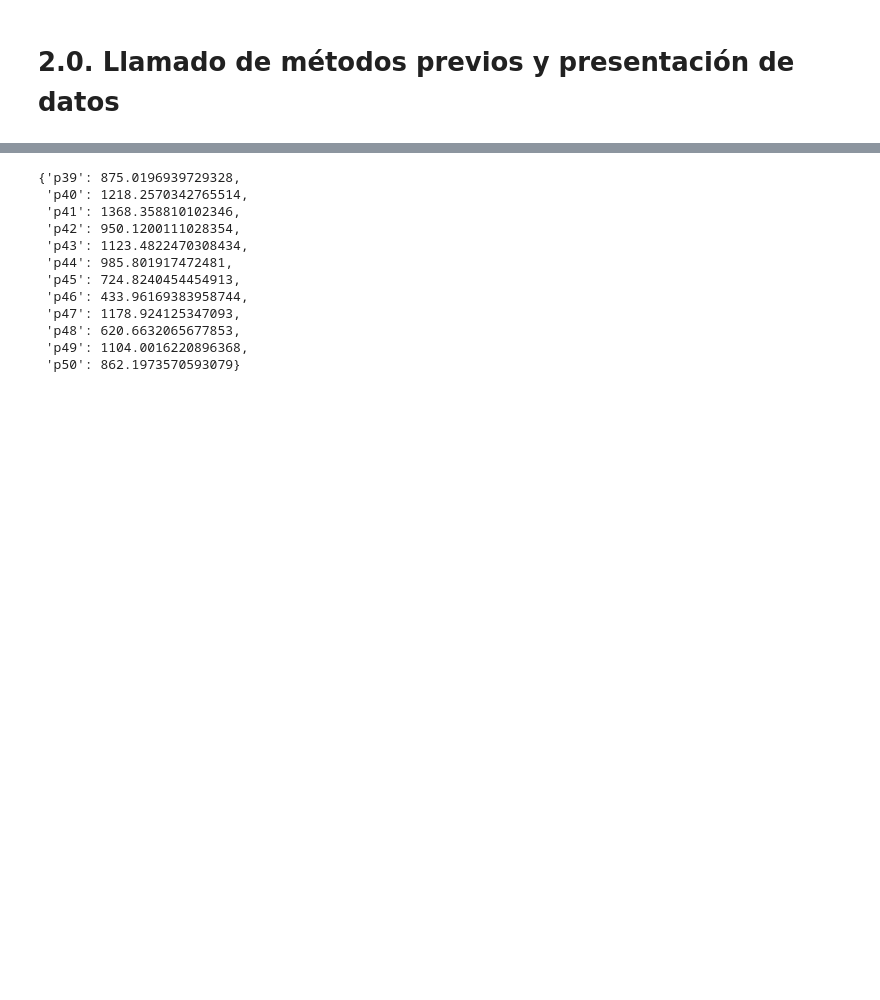
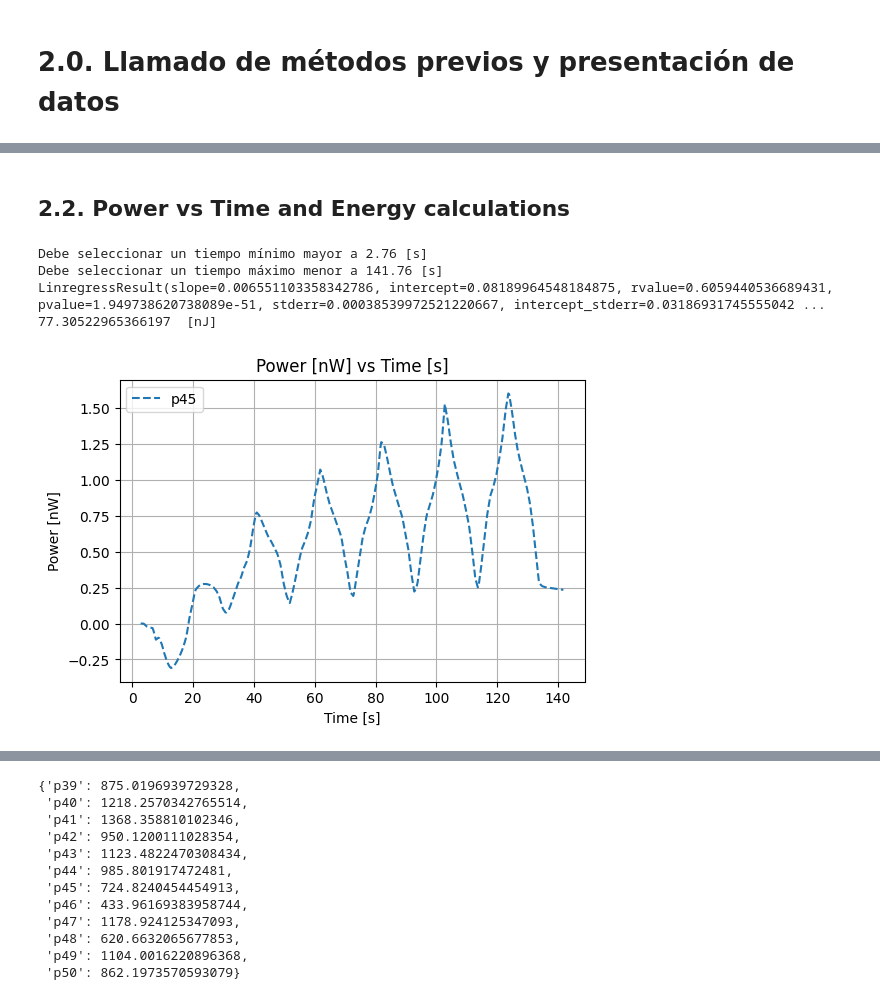
Before and after one commit to dantrica/Py-piezoGO, a Jupyter notebook: analytics_GO.ipynb, the cells around one changed output, grey strips where cells are left out. Saved outputs shown, nothing was run; the diff lists cells and outputs as text; code cells hidden in the pictures; blank space fills up the shorter version.

```diff
--- a/analytics_GO.ipynb
+++ b/analytics_GO.ipynb
@@ -404,0 +421,33 @@ Debe seleccionar un tiempo mínimo mayor a 2.76 [s]
+# %% [markdown]
+## 2.2. Power vs Time and Energy calculations
+# %%
+'''
+option = 11 --- potencia vs tiempo
+'''
+idata = interpol(samples=picked_samples, dic_data=dic_data_by_sample,
+                 t_min_max=[0,150], n=500)
+data = dic_data_by_sample
+
+xylabel = plot_electromechanical(data, idata, option=11, marker='--', etiqueta='', dpi=100)
+
+plt.grid()
+ax = plt.gca() # get axis handle
+line = ax.lines[0] # get the first line, there might be more
+x = line.get_xdata() # get x data from figure
+y = line.get_ydata() # get y data from figure
+
+a = integral.simps(y, x)
+print(a, ' [nJ]')
+
+save_VL = 'outputs/fig_GO/'
+temp_file = open(save_VL+picked_samples[0]+'_'+xylabel[1].split(' ')[0]+'_'+
+                    xylabel[0].split(' ')[0]+'.txt', mode='w+')
+for s in np.arange(len(x)):
+   temp_file.write('%0.3f %0.3f\n' %(x[s], y[s]))
+temp_file.close()
+# %% [output]
+Debe seleccionar un tiempo mínimo mayor a 2.76 [s]
+Debe seleccionar un tiempo máximo menor a 141.76 [s]
+LinregressResult(slope=0.006551103358342786, intercept=0.08189964548184875, rvalue=0.6059440536689431, pvalue=1.949738620738089e-51, stderr=0.00038539972521220667, intercept_stderr=0.03186931745555042 ...
+77.30522965366197  [nJ]
+[figure, added]
```
Also changed, not shown: parts of 36 cells of this notebook.
